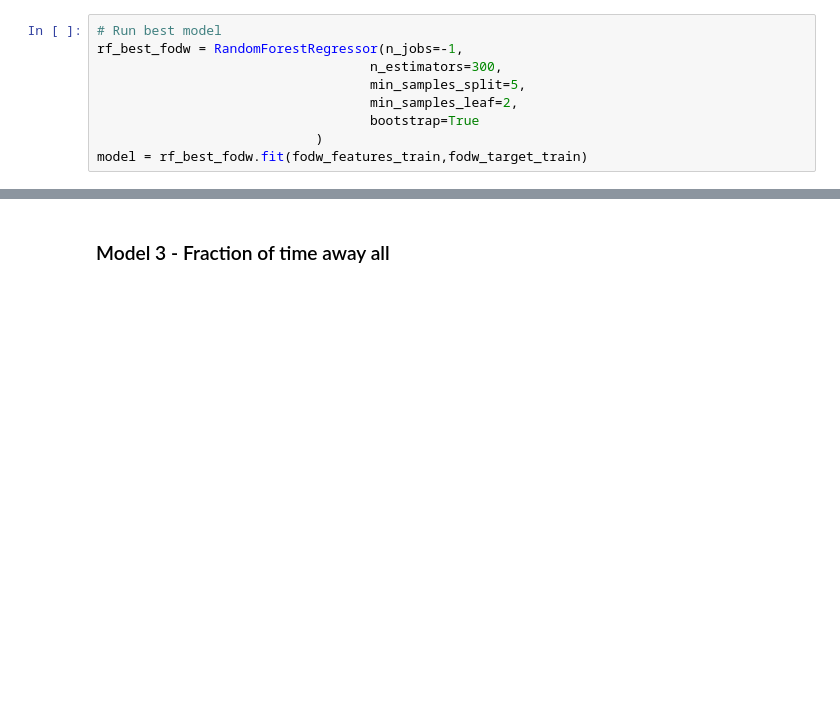
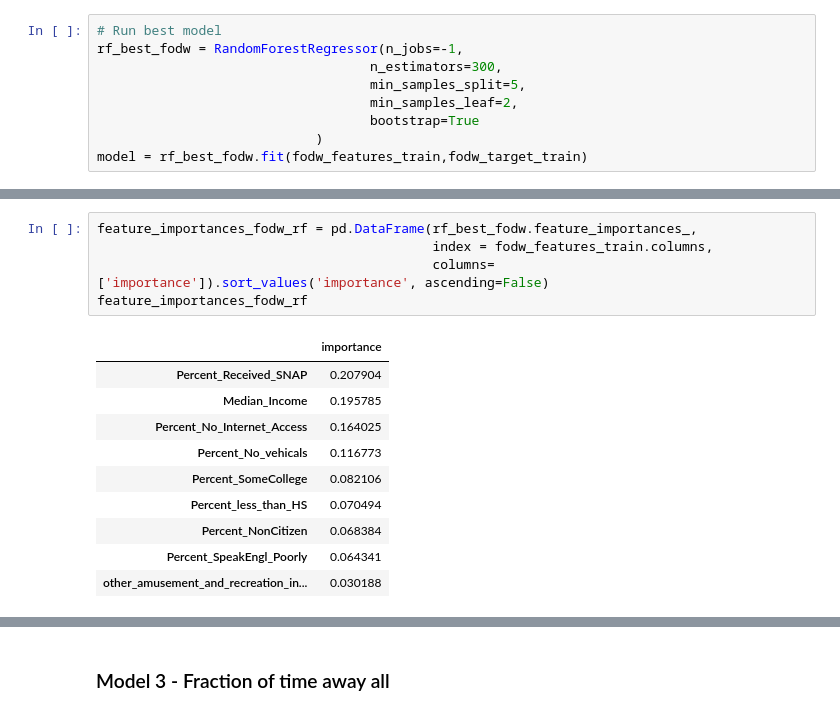
Before and after one commit to IssueToImpact/covid-chicago-mobility, a Jupyter notebook: COVID_model.ipynb, the cells around one changed output, grey strips where cells are left out. Cells and saved outputs as stored; diff of their text form; blank space fills up the shorter version.

```diff
--- a/COVID_model.ipynb
+++ b/COVID_model.ipynb
@@ -399,0 +391,16 @@ mean_squared_error(fodw_y_pred, fodw_target_test)
+# %%
+feature_importances_fodw_rf = pd.DataFrame(rf_best_fodw.feature_importances_,
+                                           index = fodw_features_train.columns,
+                                           columns=['importance']).sort_values('importance', ascending=False)
+feature_importances_fodw_rf
+# %% [output]
+|  | importance |
+| Percent_Received_SNAP | 0.207904 |
+| Median_Income | 0.195785 |
+| Percent_No_Internet_Access | 0.164025 |
+| Percent_No_vehicals | 0.116773 |
+| Percent_SomeCollege | 0.082106 |
+| Percent_less_than_HS | 0.070494 |
+| Percent_NonCitizen | 0.068384 |
+| Percent_SpeakEngl_Poorly | 0.064341 |
+| other_amusement_and_recreation_in... | 0.030188 |
```
Also changed, not shown: parts of 24 cells of this notebook.
